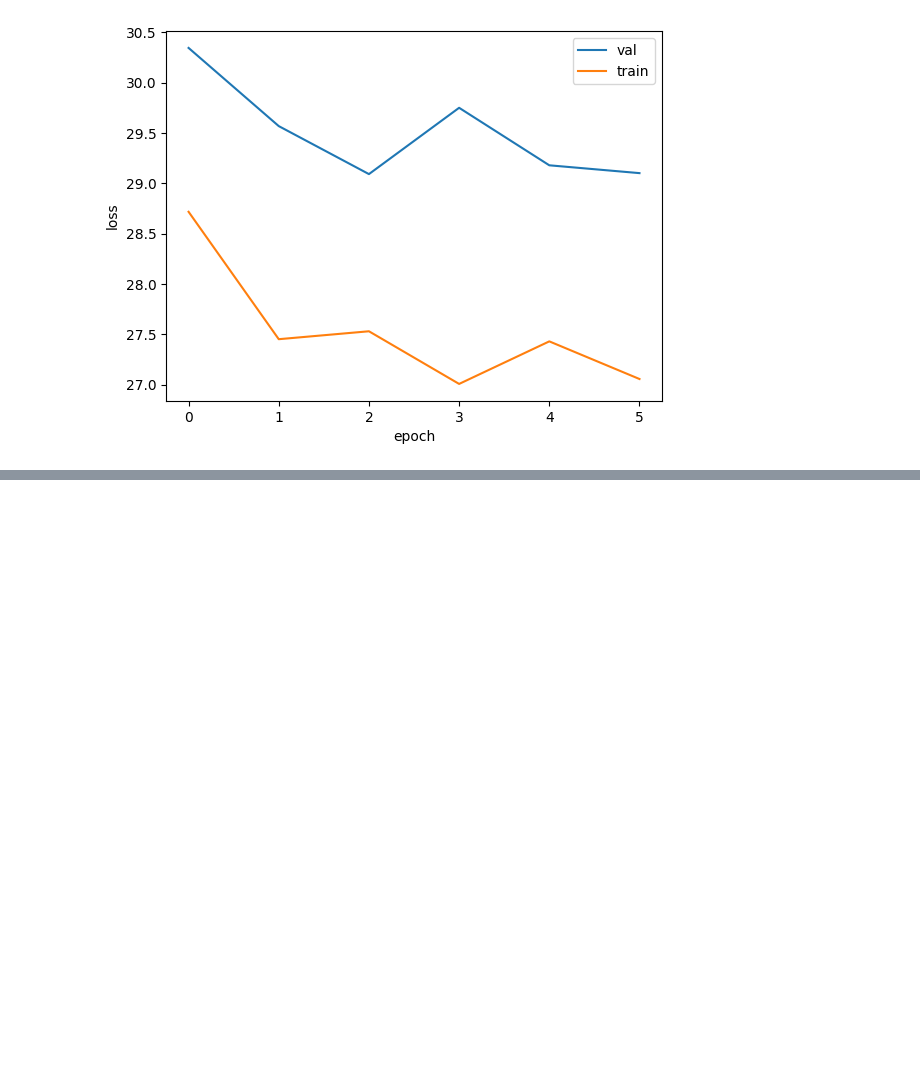
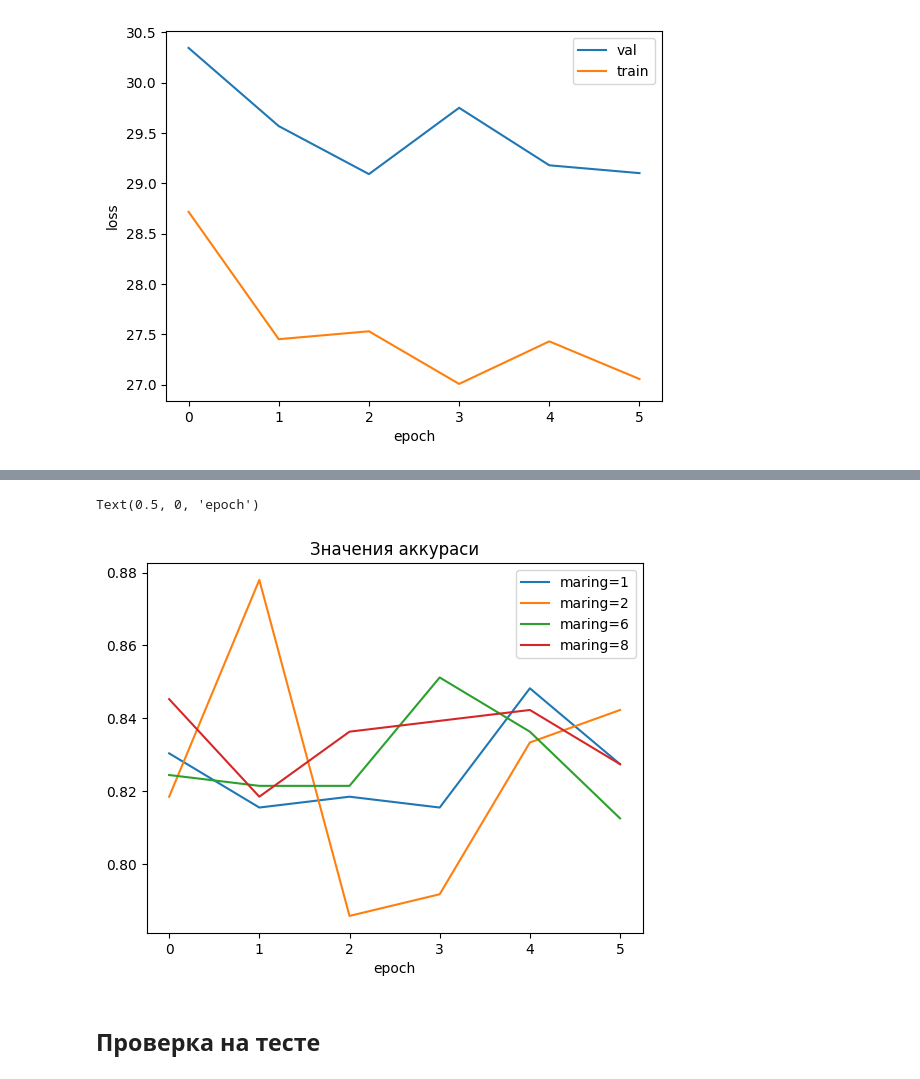
Before and after one commit to BlackKingWhitePawn/reidentification, a Jupyter notebook: siamese_contr_margin.ipynb, the cells around one changed output, grey strips where cells are left out. Cells and saved outputs as stored; diff of their text form; code cells hidden in the pictures; blank space fills up the shorter version.

```diff
--- a/siamese_contr_margin.ipynb
+++ b/siamese_contr_margin.ipynb
@@ -315,0 +328,21 @@ Text(0, 0.5, 'loss')
+# %%
+margins = range(10)
+for m in margins:
+    model = deepcopy(models_list['basic_cnn']).to(device)
+    lr = 1e-2
+    optimizer = Adam(model.parameters(), lr)
+    scheduler = torch.optim.lr_scheduler.StepLR(optimizer, step_size=2, gamma=0.1)
+    criterion = ContrastiveLoss(margin=m)
+    epoch_count = 6
+
+    train_siamese(
+        model=model,
+        train_loader=train_loader,
+        val_loader=val_loader,
+        optimizer=optimizer,
+        lr=lr,
+        criterion=criterion,
+        epoch_count=epoch_count,
+        config=dataset_config,
+        device=device,
+    )
@@ -315,0 +373,15 @@ Text(0, 0.5, 'loss')
+# %%
+best_margins = [1, 2, 6, 8]
+mask = res['loss_name'].apply(lambda x: int(x.split('=')[1]) in best_margins)
+vas = list(map(lambda va: list(map(float, va.split(';'))), list(res[mask]['val_accuracies'])))
+for va in vas:
+    plt.plot(list(range(epoch_count)), va)
+
+plt.title('Значения аккураси')
+plt.legend(['maring=1', 'maring=2', 'maring=6', 'maring=8'])
+plt.xlabel('epoch')
+# %% [output]
+Text(0.5, 0, 'epoch')
+[figure, added]
+# %% [markdown]
+## Проверка на тесте
```
Also changed, not shown: parts of 19 cells of this notebook.
